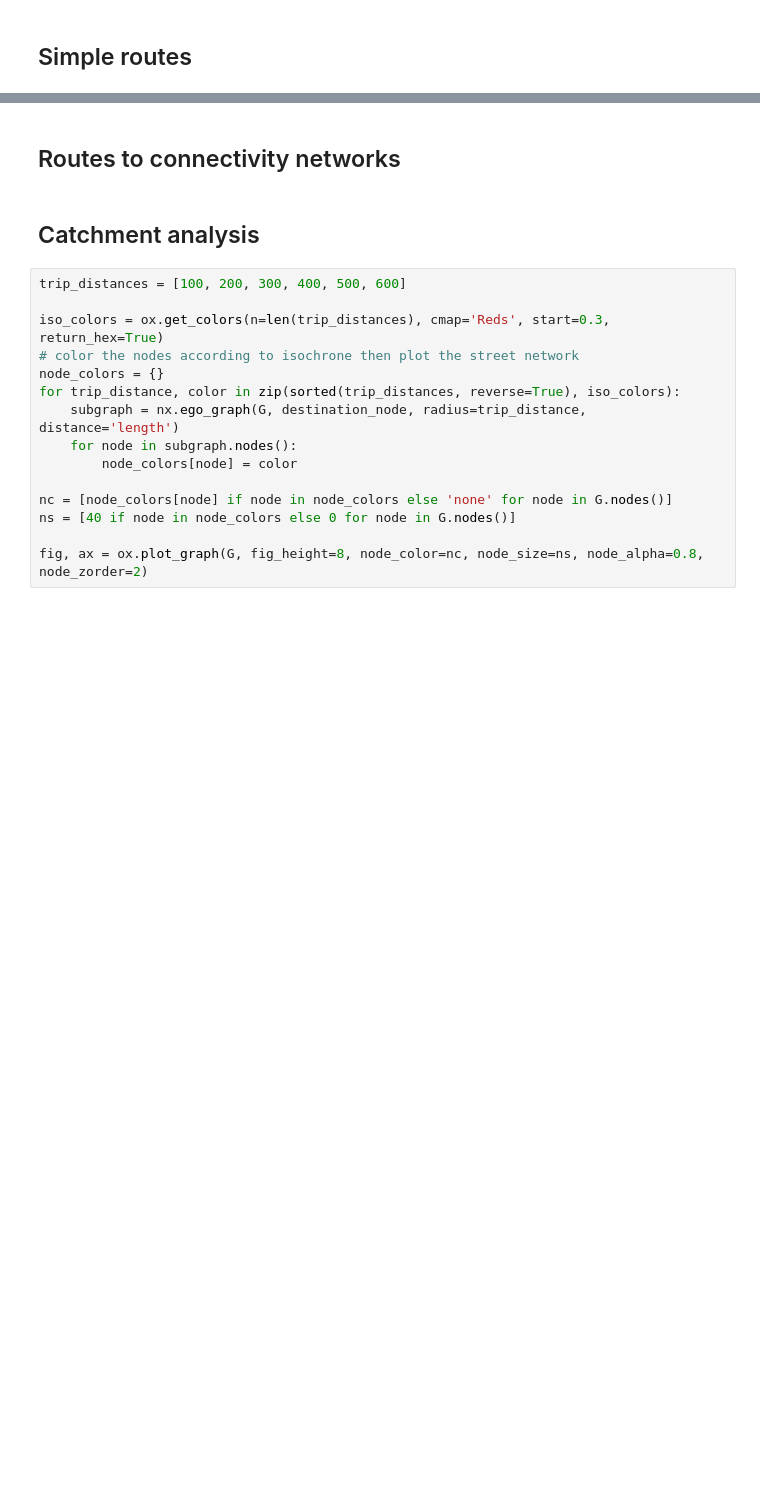
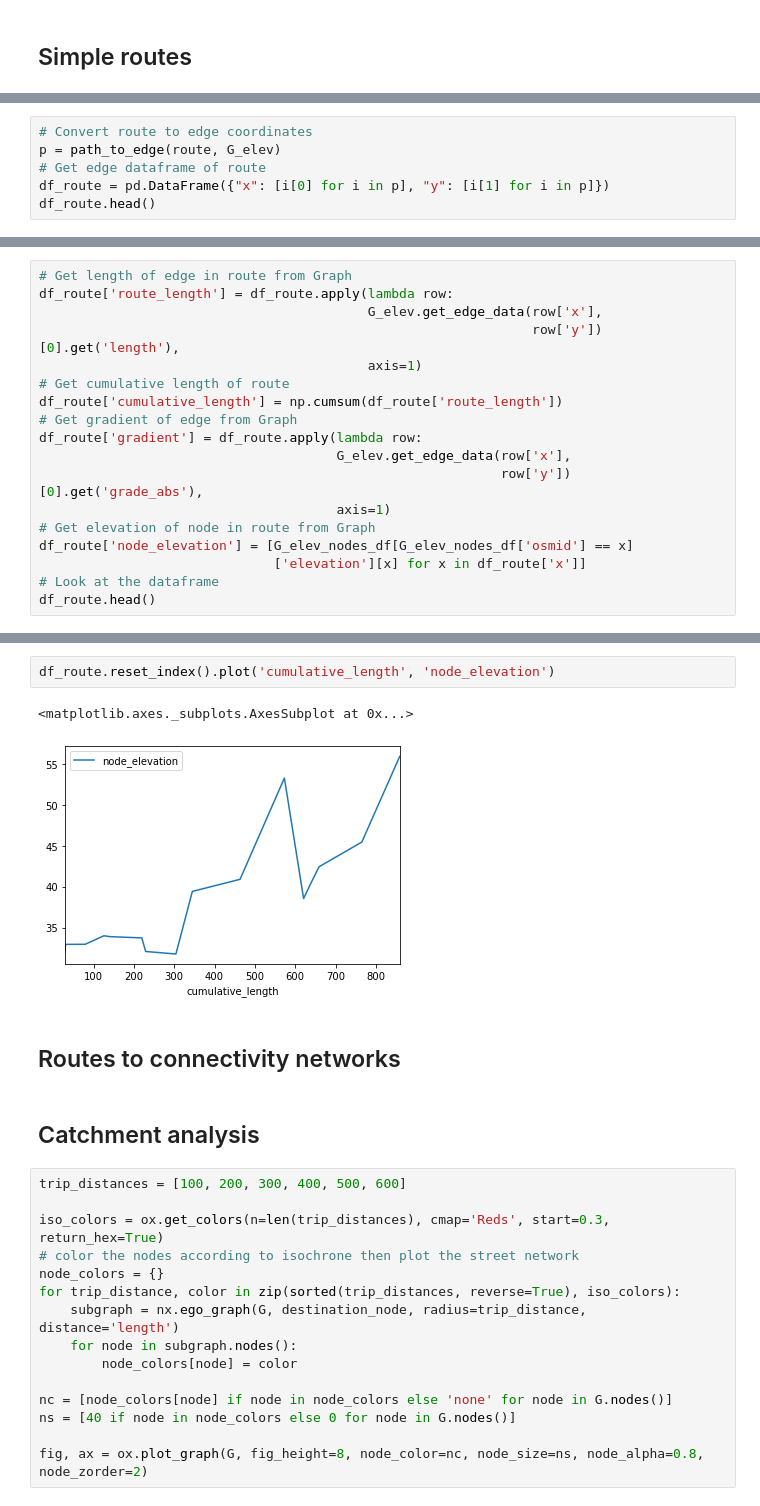
Before and after one commit to shriv/foss4g-workshop, a Jupyter notebook: notebooks/applications.ipynb, the cells around one changed output, grey strips where cells are left out. Saved outputs shown, nothing was run; the diff lists cells and outputs as text; blank space fills up the shorter version.

```diff
--- a/notebooks/applications.ipynb
+++ b/notebooks/applications.ipynb
@@ -183,0 +186,6 @@ G.get_edge_data(p[0][0], p[0][1])
+# %%
+# Convert route to edge coordinates
+p = path_to_edge(route, G_elev)
+# Get edge dataframe of route
+df_route = pd.DataFrame({"x": [i[0] for i in p], "y": [i[1] for i in p]})
+df_route.head()
@@ -183,0 +199,18 @@ G.get_edge_data(p[0][0], p[0][1])
+# %%
+# Get length of edge in route from Graph
+df_route['route_length'] = df_route.apply(lambda row:
+                                          G_elev.get_edge_data(row['x'],
+                                                               row['y'])[0].get('length'),
+                                          axis=1)
+# Get cumulative length of route
+df_route['cumulative_length'] = np.cumsum(df_route['route_length'])
+# Get gradient of edge from Graph
+df_route['gradient'] = df_route.apply(lambda row:
+                                      G_elev.get_edge_data(row['x'],
+                                                           row['y'])[0].get('grade_abs'),
+                                      axis=1)
+# Get elevation of node in route from Graph
+df_route['node_elevation'] = [G_elev_nodes_df[G_elev_nodes_df['osmid'] == x]
+                              ['elevation'][x] for x in df_route['x']]
+# Look at the dataframe
+df_route.head()
@@ -184,3 +224,8 @@ G.get_edge_data(p[0][0], p[0][1])
+# %%
+df_route.reset_index().plot('cumulative_length', 'node_elevation')
+# %% [output]
+<matplotlib.axes._subplots.AxesSubplot at 0x...>
+[figure, added]
 # %% [markdown]
 ## Routes to connectivity networks
 # %% [markdown]
```
Also changed, not shown: parts of 11 cells of this notebook.
